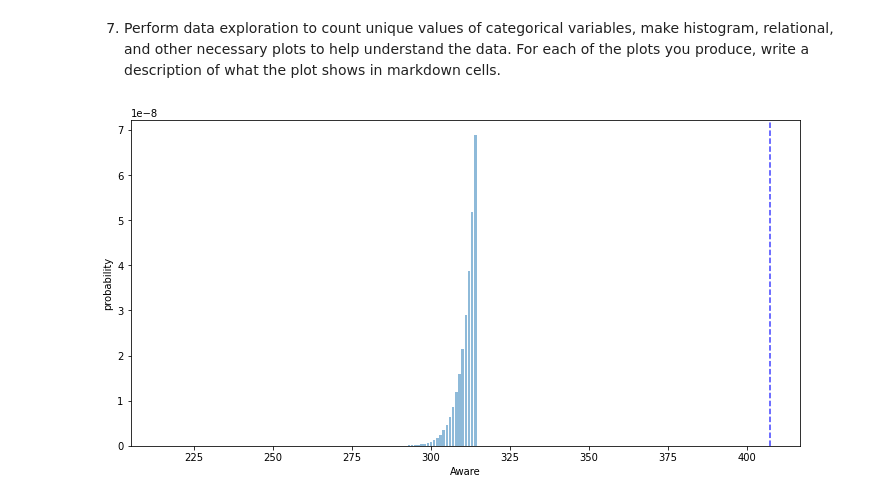
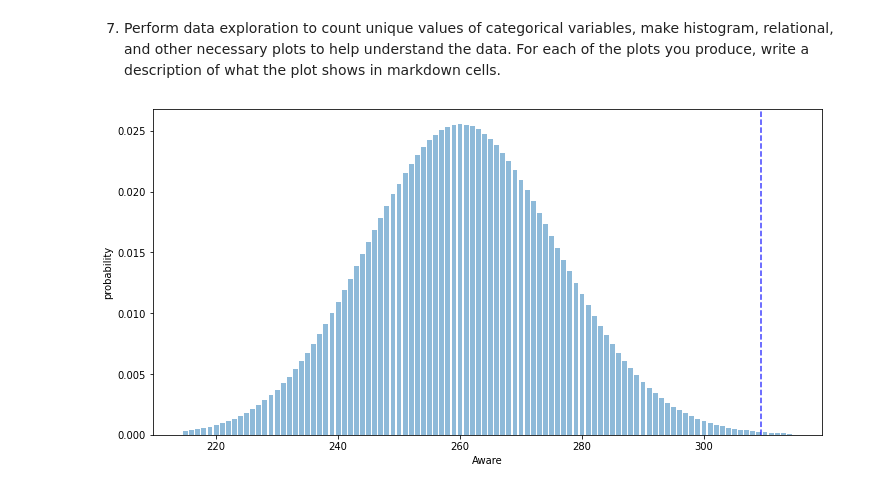
Before and after one commit to tutorialcreation/nlp_swahili_amharic, a Jupyter notebook: notebooks/AB_Testing.ipynb, the cells around one changed output. Cells and saved outputs as stored; diff of their text form; code cells hidden in the pictures.

```diff
--- a/notebooks/AB_Testing.ipynb
+++ b/notebooks/AB_Testing.ipynb
@@ -430,7 +430,7 @@ HPP = HypothesisPlot()
 ABT = ABTesting()
 PLTF = PlottingFunctions()
 DP = DistributionPlots()
-# %%
-DP.cont_distribution(264,4071,0.1,0.1)
-# %% [output]
-[figure, removed]
+# %%
+DP.cont_distribution(264,4071,0.064,0.076)
+# %% [output]
+[figure, added]
```
Also changed, not shown: parts of 5 cells of this notebook, 1 other file.
